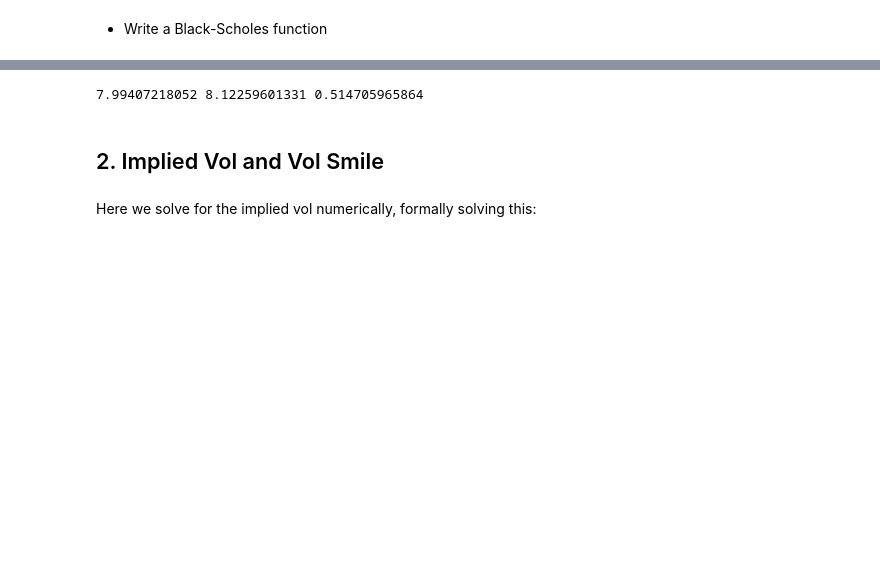
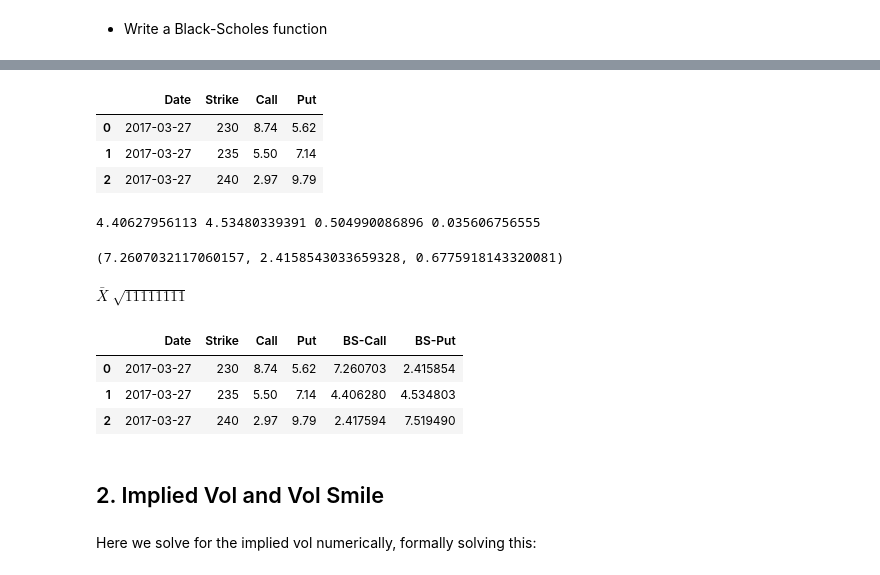
Before and after one commit to jerryhuang41/StochasticCalculus, a Jupyter notebook: OptionPricing_BasicBlack-Scholes.ipynb, the cells around one changed output, grey strips where cells are left out. Cells and saved outputs as stored; diff of their text form; code cells hidden in the pictures; blank space fills up the shorter version.

Commit message:
Option Pricing with B-S

```diff
--- a/OptionPricing_BasicBlack-Scholes.ipynb
+++ b/OptionPricing_BasicBlack-Scholes.ipynb
@@ -126,7 +129,8 @@ r = 0.0116
 # expires at July 17
 tau = 116/252
 K = 235
-S = df['Adj_Close'].values[-1]
+S = df['Adj_Close'].loc['2017-03-27']
+call_True = 5.5
 # %% [markdown]
 * Write a Black-Scholes function
 # %%
@@ -138,4 +142,5 @@ def BS(vec):
     call = S*norm.cdf(dp)-(K/B)*norm.cdf(dm)
     put = call - (S-(K/B))
     delta = norm.cdf(dp)
-    return(call,put,delta)
+    gamma = norm.pdf(dp)/(sigma*np.sqrt(tau)*S)
+    return(call,put,delta,gamma)
@@ -180,11 +147,48 @@ options_df
+# %%
+options = [{"Strike":230,
+          "Call":8.74,
+           "Put":5.62},
+         {"Strike":235,
+          "Call":5.5,
+          "Put":7.14},
+         {"Strike":240,
+          "Call":2.97,
+          "Put":9.79}]
+options_df = pd.DataFrame(options)
+options_df['Date']  = '2017-03-27'
+options_df = options_df[['Date','Strike','Call','Put']]
+options_df
+# %% [output]
+|  | Date | Strike | Call | Put |
+| 0 | 2017-03-27 | 230 | 8.74 | 5.62 |
+| 1 | 2017-03-27 | 235 | 5.50 | 7.14 |
+| 2 | 2017-03-27 | 240 | 2.97 | 9.79 |
 # %%
 #r,sigma,tau,K,S = vec
 # %%
-call,put,delta = BS([r,sigma,tau,K,S])
+call,put,delta,gamma = BS([r,sigma,tau,K,S])
 
-print(call,put,delta)
+print(call,put,delta,gamma)
 # %% [output]
-7.99407218052 8.12259601331 0.514705965864
+4.40627956113 4.53480339391 0.504990086896 0.035606756555
+# %%
+BS([r,sigma,tau,options_df.loc[index,'Strike'],S])
+# %% [output]
+(7.2607032117060157, 2.4158543033659328, 0.6775918143320081)
+# %% [markdown]
+$\bar{X}$
+$\sqrt{11111111}$
+# %%
+for index in options_df.index:
+    BSCall,BSPut,BSDelta = BS([r,sigma,tau,options_df.loc[index,'Strike'],S])
+    options_df.set_value(index,['BS-Call','BS-Put'],[BSCall,BSPut])
+
+options_df
+# %% [output]
+|  | Date | Strike | Call | Put | BS-Call | BS-Put |
+| 0 | 2017-03-27 | 230 | 8.74 | 5.62 | 7.260703 | 2.415854 |
+| 1 | 2017-03-27 | 235 | 5.50 | 7.14 | 4.406280 | 4.534803 |
+| 2 | 2017-03-27 | 240 | 2.97 | 9.79 | 2.417594 | 7.519490 |
 # %% [markdown]
 ## 2. Implied Vol and Vol Smile
 # %% [markdown]
```
Also changed, not shown: parts of 14 cells of this notebook.
